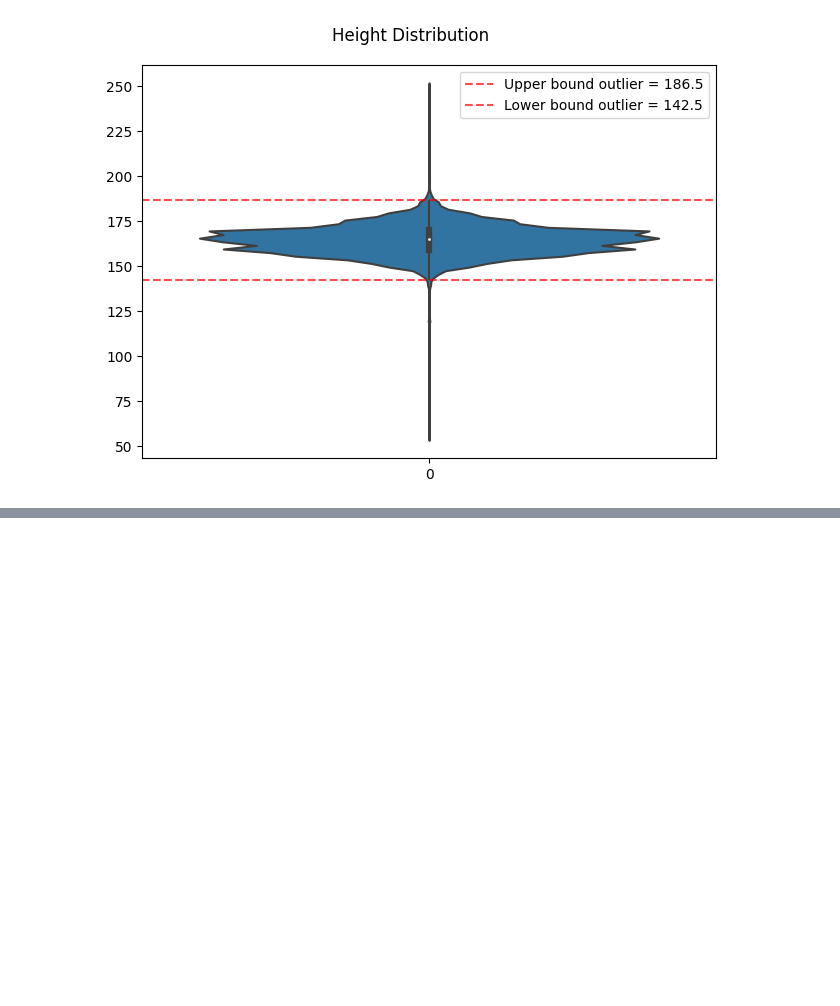
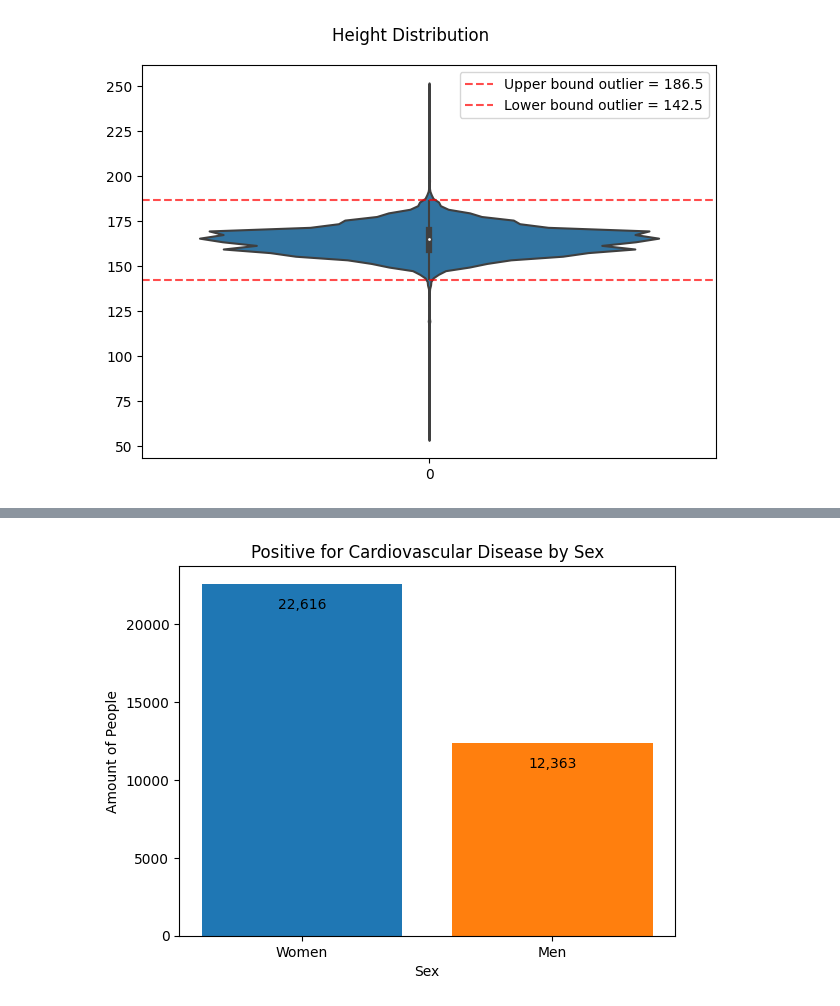
Before and after one commit to Andreas-Svensson/disease_prediction, a Jupyter notebook: data_analysis.ipynb, the cells around one changed output, grey strips where cells are left out. Drawn from its saved outputs; the diff is of its cells as text; code cells hidden in the pictures; blank space fills up the shorter version.

Commit message:
amount of people with disease

```diff
--- a/data_analysis.ipynb
+++ b/data_analysis.ipynb
@@ -168,0 +173,16 @@ plt.tight_layout()
+# %%
+fig, ax = plt.subplots()
+
+genders = {"Women": 1, "Men": 2}
+
+for i in genders:
+    filter = len(df[(df["gender"] == genders[i]) & (df["cardio"] == 1)])
+    plt.bar(x = i, height = filter)
+
+for p in ax.containers: # show and format values on bars
+    ax.bar_label(p, labels = [f"{val:,.0f}" for val in p.datavalues], padding = -20)
+
+# set labels
+ax.set(title = "Positive for Cardiovascular Disease by Sex", xlabel = "Sex", ylabel = "Amount of People");
+# %% [output]
+[figure, added]
```
Also changed, not shown: parts of 3 cells of this notebook.
